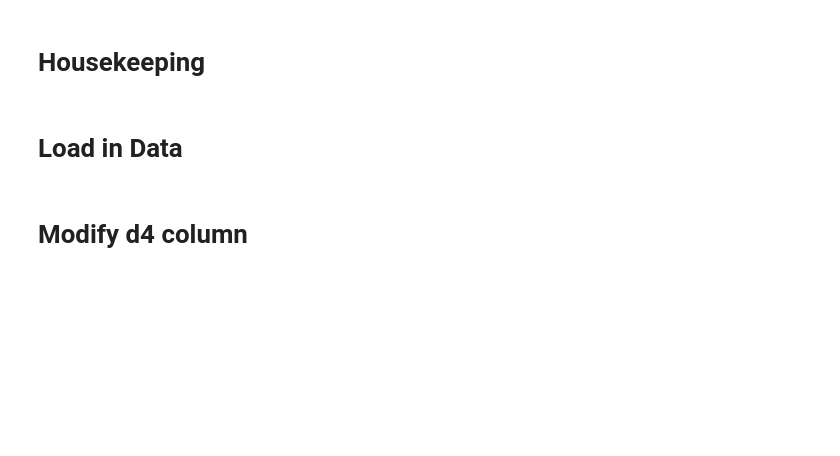
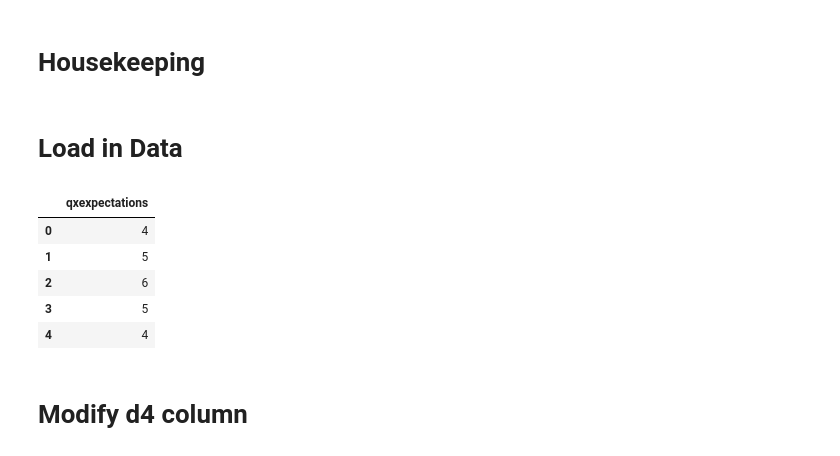
Before and after one commit to liouviaglou/UXi, a Jupyter notebook: notebooks/User Segmentation 1 usagemetrics.ipynb, the cells around one changed output. Saved outputs shown, nothing was run; the diff lists cells and outputs as text; code cells hidden in the pictures; blank space fills up the shorter version.

```diff
--- a/notebooks/User Segmentation 1 usagemetrics.ipynb
+++ b/notebooks/User Segmentation 1 usagemetrics.ipynb
@@ -112,6 +112,16 @@ df_data = pd.read_csv(fname_data)
 fname_vaxmap = root + r"Samsung UX Index Survey_Datamap.xlsx"
 df_varmap = pd.read_excel(fname_vaxmap, header=1, sheet_name=0)
 df_valmap = pd.read_excel(fname_vaxmap, header=1, sheet_name=1)
+# %%
+# df_data.head(
+df_data[[s for s in df_data.columns if "expectation" in s]].head()#.shape
+# %% [output]
+|  | qxexpectations |
+| 0 | 4 |
+| 1 | 5 |
+| 2 | 6 |
+| 3 | 5 |
+| 4 | 4 |
 # %% [markdown]
 # Modify d4 column
 # %%
```
Also changed, not shown: 7 other files.
